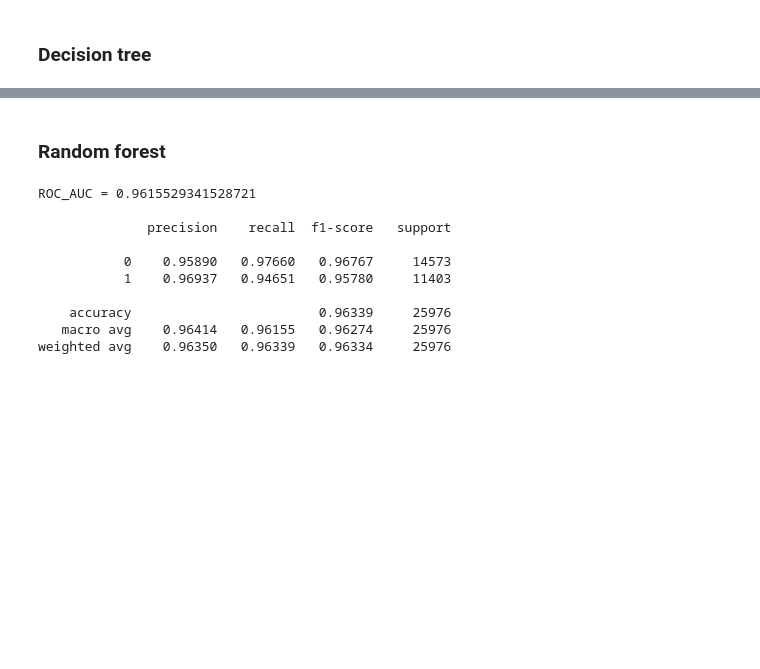
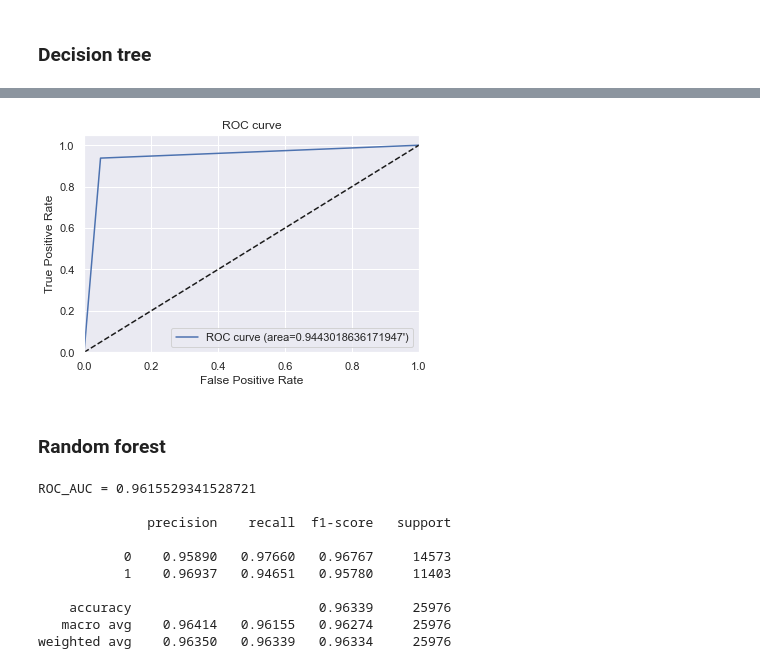
Before and after one commit to GonzaloRomeroR/CEIA, a Jupyter notebook: aprendizaje_maquina_1/project/2-Entrenamiento.ipynb, the cells around one changed output, grey strips where cells are left out. Drawn from its saved outputs; the diff is of its cells as text; code cells hidden in the pictures; blank space fills up the shorter version.

```diff
--- a/aprendizaje_maquina_1/project/2-Entrenamiento.ipynb
+++ b/aprendizaje_maquina_1/project/2-Entrenamiento.ipynb
@@ -79,3 +107,8 @@ weighted avg    0.94591   0.94591   0.94591     25976
+# %%
+y_pred = model_dt.predict(X_test)
+plot_roc_curve(y_test, y_pred)
+# %% [output]
+[figure, added]
 # %% [markdown]
 ### Random forest
 # %%
```
Also changed, not shown: parts of 15 cells of this notebook, 2 other files.
